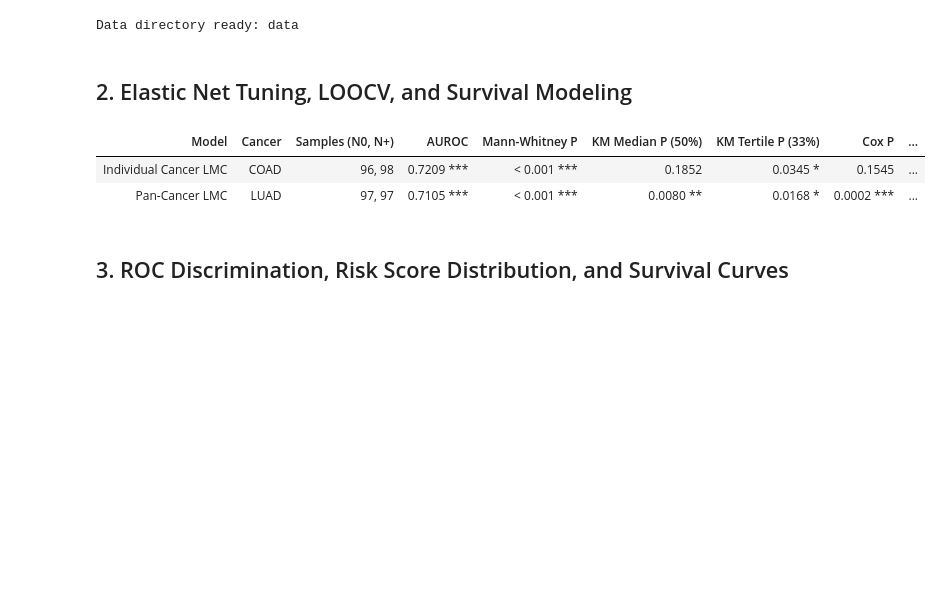
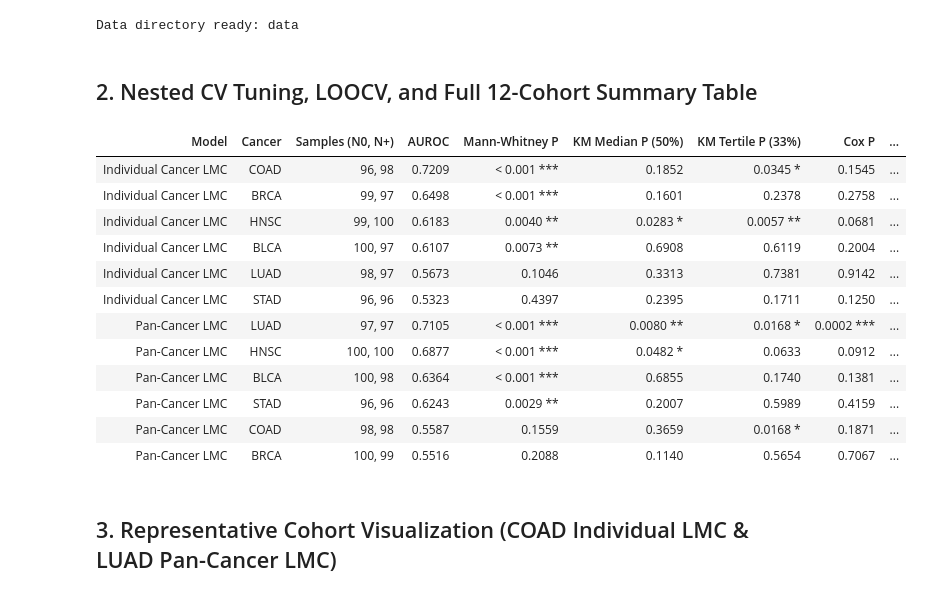
Before and after one commit to Aiorwtlky/LMC-Metastasis-Prediction, a Jupyter notebook: LMC_Metastasis_Survival_EN.ipynb, the cells around one changed output. Cells and saved outputs as stored; diff of their text form; code cells hidden in the pictures; blank space fills up the shorter version.

Commit message:
Upgrade to full 12 cohort-model evaluations (Individual & Pan-Cancer LMC)

```diff
--- a/LMC_Metastasis_Survival_EN.ipynb
+++ b/LMC_Metastasis_Survival_EN.ipynb
@@ -76,8 +76,9 @@ print(f"Data directory ready: {DATA_DIR.as_posix()}")
 # %% [output]
 Data directory ready: data
 # %% [markdown]
-## 2. Elastic Net Tuning, LOOCV, and Survival Modeling
+## 2. Nested CV Tuning, LOOCV, and Full 12-Cohort Summary Table
 # %%
+CANCERS = ["BLCA", "BRCA", "COAD", "HNSC", "LUAD", "STAD"]
 MODEL_CONFIGS = {
     "Individual": {"label": "Individual Cancer LMC", "folder": "cancer-specific_LMC", "suffix": "_proportion.tsv"},
     "Pan_Cancer": {"label": "Pan-Cancer LMC", "folder": "cross-cancer_LMC", "suffix": "_proportion_array.tsv"},
@@ -160,61 +161,80 @@ def run_cohort_evaluation(cancer, model_type):
     cox_hr_sd = float(cph_z.summary.loc["Risk_Z", "exp(coef)"])
 
     return {
-        "cancer": cancer, "model_label": cfg["label"], "merged": merged, "fpr": fpr, "tpr": tpr,
+        "cancer": cancer, "model_type": model_type, "model_label": cfg["label"],
+        "merged": merged, "fpr": fpr, "tpr": tpr,
         "n0": int((merged["group"] == "N0").sum()), "np": int((merged["group"] == "N+").sum()),
         "auroc": auroc, "mw_p": float(mw_p), "km50_p": km50_p, "km33_p": km33_p,
         "cox_p": cox_p, "cox_hr": cox_hr, "cox_hr_sd": cox_hr_sd,
     }
 
-res_coad = run_cohort_evaluation("COAD", "Individual")
-res_luad = run_cohort_evaluation("LUAD", "Pan_Cancer")
+all_results = {"Individual": [], "Pan_Cancer": []}
+for mtype in ["Individual", "Pan_Cancer"]:
+    for cancer in CANCERS:
+        res = run_cohort_evaluation(cancer, mtype)
+        all_results[mtype].append(res)
+    all_results[mtype].sort(key=lambda r: r["auroc"], reverse=True)
 
+ordered_rows = all_results["Individual"] + all_results["Pan_Cancer"]
 summary_df = pd.DataFrame([
     {
-        "Model": r["model_label"], "Cancer": r["cancer"],
-        "Samples (N0, N+)": f"{r['n0']}, {r['np']}", "AUROC": f"{r['auroc']:.4f}{get_stars(r['mw_p'])}",
-        "Mann-Whitney P": "< 0.001 ***" if r["mw_p"] < 0.001 else f"{r['mw_p']:.4f}",
+        "Model": r["model_label"],
+        "Cancer": r["cancer"],
+        "Samples (N0, N+)": f"{r['n0']}, {r['np']}",
+        "AUROC": f"{r['auroc']:.4f}",
+        "Mann-Whitney P": "< 0.001 ***" if r["mw_p"] < 0.001 else f"{r['mw_p']:.4f}{get_stars(r['mw_p'])}",
         "KM Median P (50%)": f"{r['km50_p']:.4f}{get_stars(r['km50_p'])}",
         "KM Tertile P (33%)": f"{r['km33_p']:.4f}{get_stars(r['km33_p'])}",
         "Cox P": f"{r['cox_p']:.4f}{get_stars(r['cox_p'])}",
         "Cox HR (Raw +1.0)": f"{r['cox_hr']:.2f}",
         "Cox HR (Per-SD)": f"{r['cox_hr_sd']:.2f}",
     }
-    for r in [res_coad, res_luad]
+    for r in ordered_rows
 ])
 
 class _AlignedSummaryTable:
     def __init__(self, df):
         cols = list(df.columns)
         th = "".join(
-            f"<th style='padding:8px 12px;text-align:{'left' if i == 0 else 'center'};border-top:2px solid #000;border-bottom:1.5px solid #000;white-space:nowrap;font-weight:700;'>{c}</th>"
+            f"<th style='padding:8px 11px;text-align:{'left' if i == 0 else 'center'};border-top:2px solid #000;border-bottom:1.5px solid #000;white-space:nowrap;font-weight:700;'>{c}</th>"
             for i, c in enumerate(cols)
         )
         rows = []
         for r_i, (_, row) in enumerate(df.iterrows()):
-            bot = "border-bottom:2px solid #000;" if r_i == len(df) - 1 else ""
+            top_sep = "border-top:1px solid #888;" if r_i == 6 else ""
+            bot_sep = "border-bottom:2px solid #000;" if r_i == len(df) - 1 else ""
             tds = "".join(
-                f"<td style='padding:7px 12px;text-align:{'left' if i == 0 else 'center'};{bot}white-space:nowrap;'>{row[c]}</td>"
+                f"<td style='padding:6px 11px;text-align:{'left' if i == 0 else 'center'};{top_sep}{bot_sep}white-space:nowrap;font-weight:{'600' if (i == 1 or '*' in str(row[c])) else '400'};'>{row[c]}</td>"
                 for i, c in enumerate(cols)
             )
             rows.append(f"<tr>{tds}</tr>")
         self._html = (
             "<table style='border-collapse:collapse;font-family:Arial,sans-serif;font-size:13px;margin:8px 0;background:transparent;'>"
             f"<thead><tr>{th}</tr></thead><tbody>{''.join(rows)}</tbody></table>"
         )
         self._plain_text = df.to_string(index=False)
 
     def _repr_html_(self):
         return self._html
 
     def __repr__(self):
         return self._plain_text
 
 _AlignedSummaryTable(summary_df)
 # %% [output]
 | Model | Cancer | Samples (N0, N+) | AUROC | Mann-Whitney P | KM Median P (50%) | KM Tertile P (33%) | Cox P | ... |
-| Individual Cancer LMC | COAD | 96, 98 | 0.7209 *** | < 0.001 *** | 0.1852 | 0.0345 * | 0.1545 | ... |
-| Pan-Cancer LMC | LUAD | 97, 97 | 0.7105 *** | < 0.001 *** | 0.0080 ** | 0.0168 * | 0.0002 *** | ... |
+| Individual Cancer LMC | COAD | 96, 98 | 0.7209 | < 0.001 *** | 0.1852 | 0.0345 * | 0.1545 | ... |
+| Individual Cancer LMC | BRCA | 99, 97 | 0.6498 | < 0.001 *** | 0.1601 | 0.2378 | 0.2758 | ... |
+| Individual Cancer LMC | HNSC | 99, 100 | 0.6183 | 0.0040 ** | 0.0283 * | 0.0057 ** | 0.0681 | ... |
+| Individual Cancer LMC | BLCA | 100, 97 | 0.6107 | 0.0073 ** | 0.6908 | 0.6119 | 0.2004 | ... |
+| Individual Cancer LMC | LUAD | 98, 97 | 0.5673 | 0.1046 | 0.3313 | 0.7381 | 0.9142 | ... |
+| Individual Cancer LMC | STAD | 96, 96 | 0.5323 | 0.4397 | 0.2395 | 0.1711 | 0.1250 | ... |
+| Pan-Cancer LMC | LUAD | 97, 97 | 0.7105 | < 0.001 *** | 0.0080 ** | 0.0168 * | 0.0002 *** | ... |
+| Pan-Cancer LMC | HNSC | 100, 100 | 0.6877 | < 0.001 *** | 0.0482 * | 0.0633 | 0.0912 | ... |
+| Pan-Cancer LMC | BLCA | 100, 98 | 0.6364 | < 0.001 *** | 0.6855 | 0.1740 | 0.1381 | ... |
+| Pan-Cancer LMC | STAD | 96, 96 | 0.6243 | 0.0029 ** | 0.2007 | 0.5989 | 0.4159 | ... |
+| Pan-Cancer LMC | COAD | 98, 98 | 0.5587 | 0.1559 | 0.3659 | 0.0168 * | 0.1871 | ... |
+| Pan-Cancer LMC | BRCA | 100, 99 | 0.5516 | 0.2088 | 0.1140 | 0.5654 | 0.7067 | ... |
-# %% [markdown]
-## 3. ROC Discrimination, Risk Score Distribution, and Survival Curves
+# %% [markdown]
+## 3. Representative Cohort Visualization (COAD Individual LMC & LUAD Pan-Cancer LMC)
 # %%
```
Also changed, not shown: parts of 4 cells of this notebook, 17 other files.
